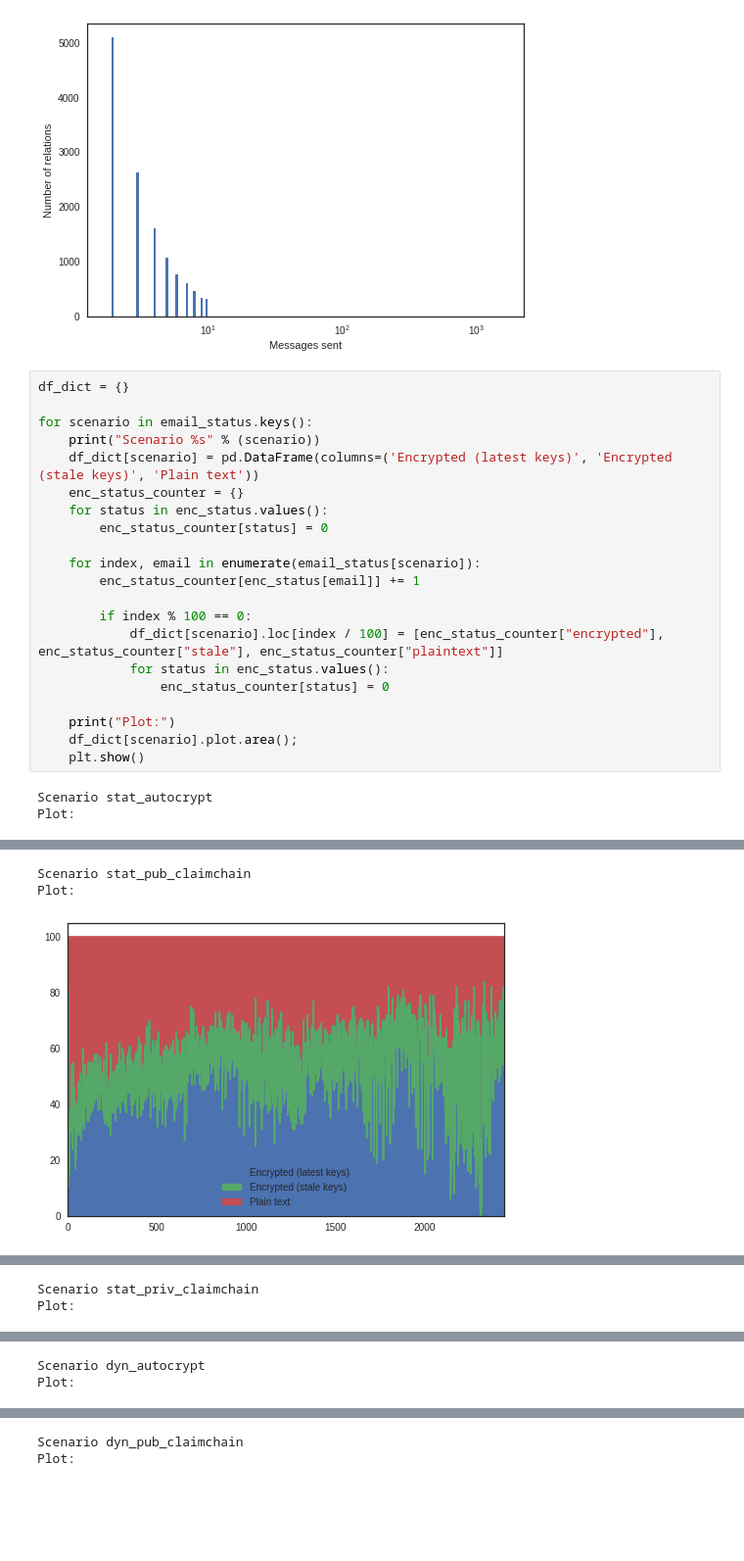
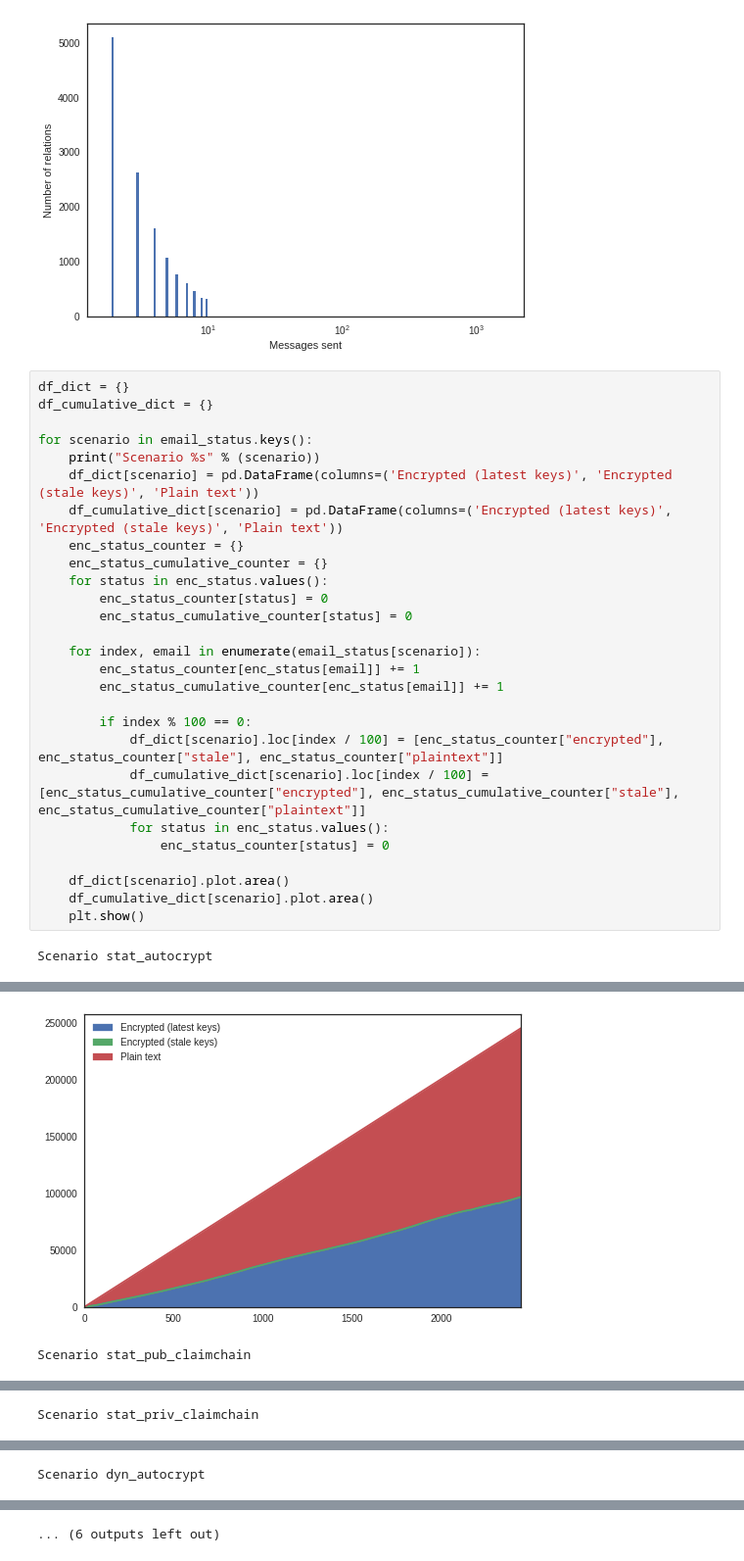
Before and after one commit to claimchain/claimchain-core, a Jupyter notebook: simulations/plot_analysis.ipynb, the cells around one changed output, grey strips where cells are left out. Shown at 98% size. Saved outputs shown, nothing was run; the diff lists cells and outputs as text; blank space fills up the shorter version.

Commit message:
Add cumulative stack plots for enc/stale/plaintext emails

```diff
--- a/simulations/plot_analysis.ipynb
+++ b/simulations/plot_analysis.ipynb
@@ -88,29 +88,33 @@ plt.show()
 [figure]
 # %%
 df_dict = {}
+df_cumulative_dict = {}
 
 for scenario in email_status.keys():
     print("Scenario %s" % (scenario))
     df_dict[scenario] = pd.DataFrame(columns=('Encrypted (latest keys)', 'Encrypted (stale keys)', 'Plain text'))
+    df_cumulative_dict[scenario] = pd.DataFrame(columns=('Encrypted (latest keys)', 'Encrypted (stale keys)', 'Plain text'))
     enc_status_counter = {}
+    enc_status_cumulative_counter = {}
     for status in enc_status.values():
         enc_status_counter[status] = 0
+        enc_status_cumulative_counter[status] = 0
 
     for index, email in enumerate(email_status[scenario]):
         enc_status_counter[enc_status[email]] += 1
+        enc_status_cumulative_counter[enc_status[email]] += 1
 
         if index % 100 == 0:
             df_dict[scenario].loc[index / 100] = [enc_status_counter["encrypted"], enc_status_counter["stale"], enc_status_counter["plaintext"]]
+            df_cumulative_dict[scenario].loc[index / 100] = [enc_status_cumulative_counter["encrypted"], enc_status_cumulative_counter["stale"], enc_status_cumulative_counter["plaintext"]]
             for status in enc_status.values():
                 enc_status_counter[status] = 0
 
-    print("Plot:")
-    df_dict[scenario].plot.area();
+    df_dict[scenario].plot.area()
+    df_cumulative_dict[scenario].plot.area()
     plt.show()
 # %% [output]
 Scenario stat_autocrypt
-Plot:
 [figure]
+[figure, new version]
 Scenario stat_pub_claimchain
-Plot:
-[figure, old version]
@@ -117,2 +123 @@ Plot:
 Scenario stat_priv_claimchain
-Plot:
@@ -120,2 +126 @@ Plot:
 Scenario dyn_autocrypt
-Plot:
@@ -123,2 +129 @@ Plot:
-Scenario dyn_pub_claimchain
-Plot:
+... (6 outputs left out)
```
Also changed, not shown: parts of 1 cell of this notebook.
